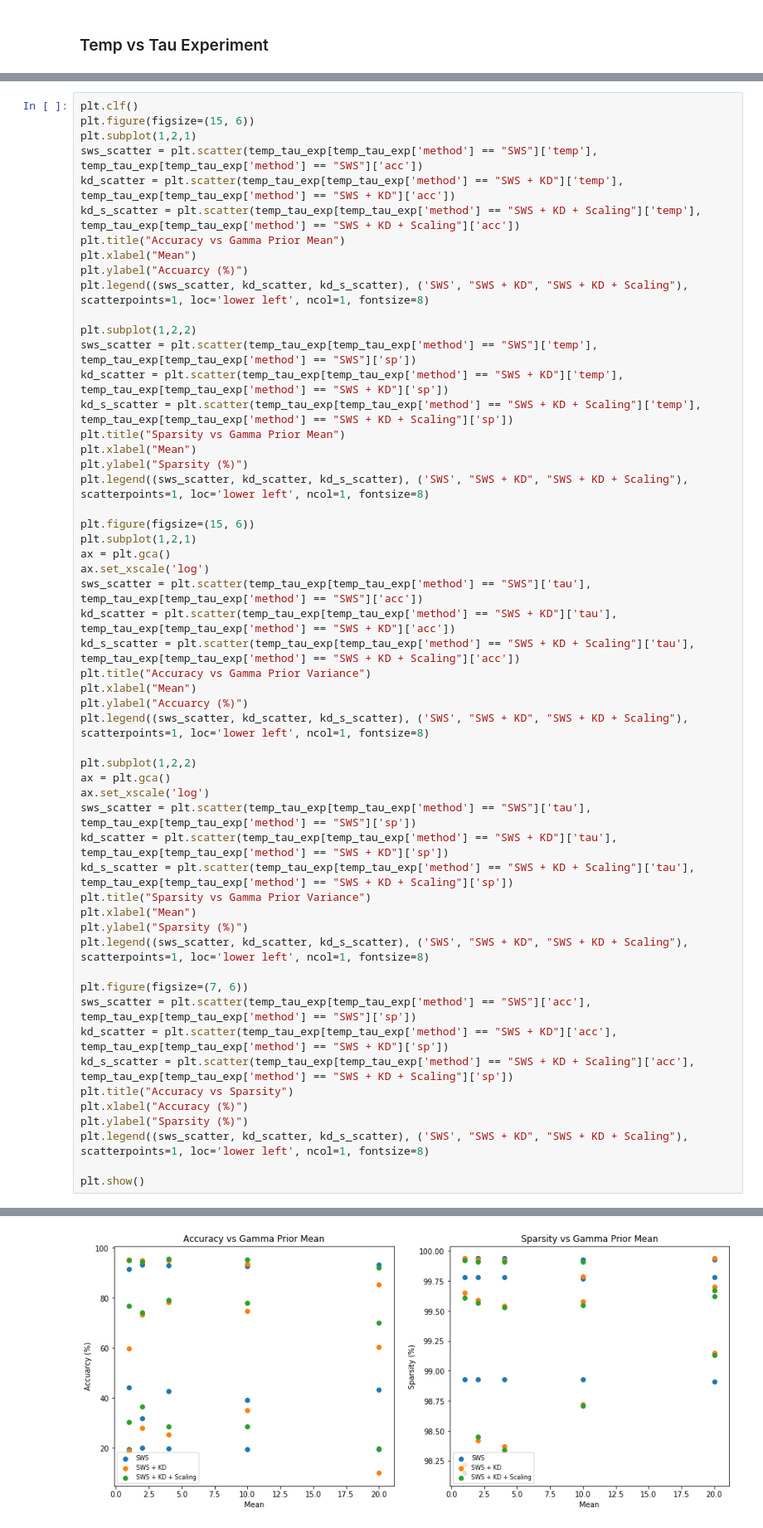
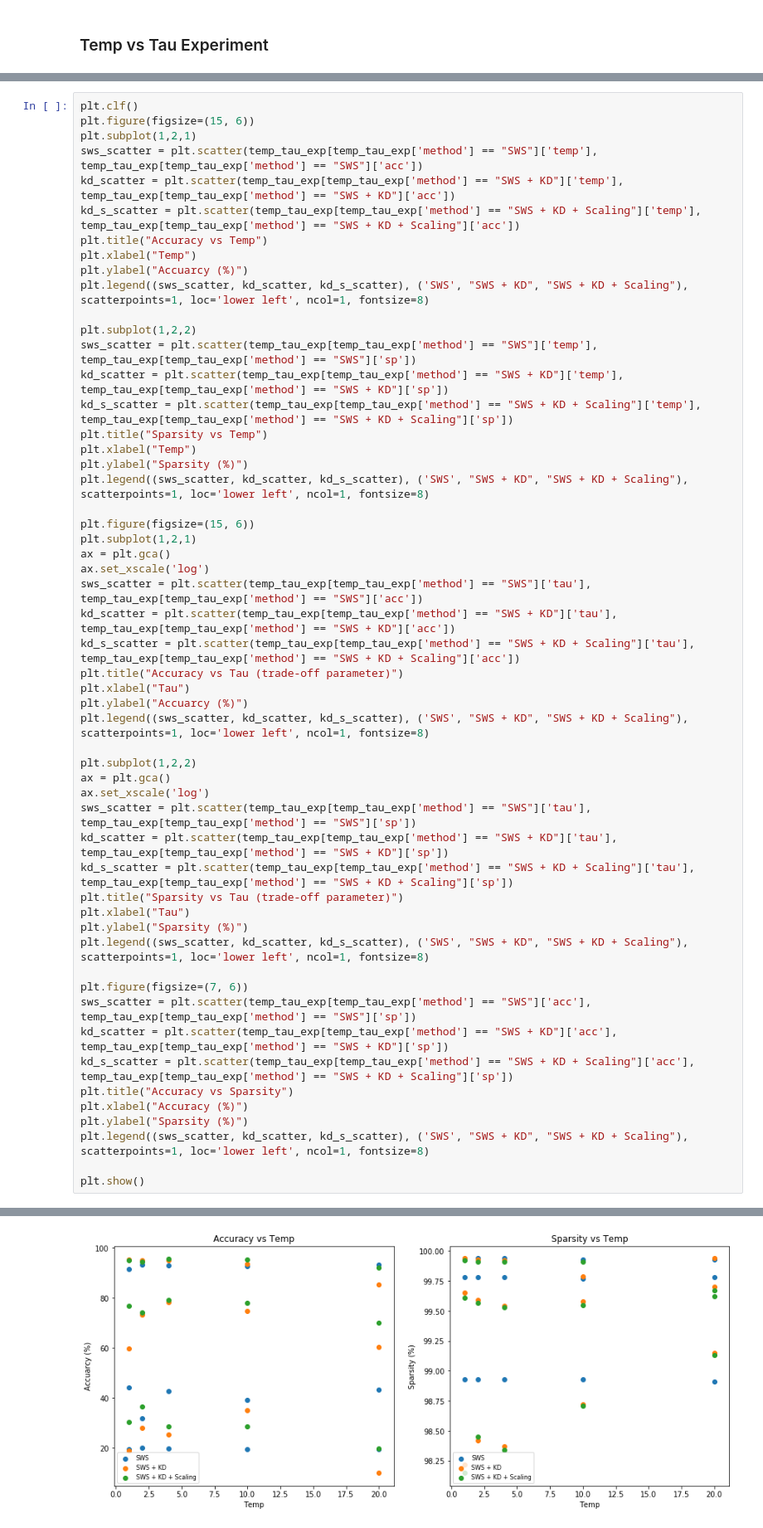
Before and after one commit to okz12/NN_compression, a Jupyter notebook: notebooks/result_visualisation.ipynb, the cells around one changed output, grey strips where cells are left out. Shown at 83% size. Drawn from its saved outputs; the diff is of its cells as text.

```diff
--- a/notebooks/result_visualisation.ipynb
+++ b/notebooks/result_visualisation.ipynb
@@ -212,8 +219,8 @@ plt.subplot(1,2,1)
 sws_scatter = plt.scatter(temp_tau_exp[temp_tau_exp['method'] == "SWS"]['temp'], temp_tau_exp[temp_tau_exp['method'] == "SWS"]['acc'])
 kd_scatter = plt.scatter(temp_tau_exp[temp_tau_exp['method'] == "SWS + KD"]['temp'], temp_tau_exp[temp_tau_exp['method'] == "SWS + KD"]['acc'])
 kd_s_scatter = plt.scatter(temp_tau_exp[temp_tau_exp['method'] == "SWS + KD + Scaling"]['temp'], temp_tau_exp[temp_tau_exp['method'] == "SWS + KD + Scaling"]['acc'])
-plt.title("Accuracy vs Gamma Prior Mean")
-plt.xlabel("Mean")
+plt.title("Accuracy vs Temp")
+plt.xlabel("Temp")
 plt.ylabel("Accuarcy (%)")
 plt.legend((sws_scatter, kd_scatter, kd_s_scatter), ('SWS', "SWS + KD", "SWS + KD + Scaling"), scatterpoints=1, loc='lower left', ncol=1, fontsize=8)
 
@@ -221,8 +228,8 @@ plt.subplot(1,2,2)
 sws_scatter = plt.scatter(temp_tau_exp[temp_tau_exp['method'] == "SWS"]['temp'], temp_tau_exp[temp_tau_exp['method'] == "SWS"]['sp'])
 kd_scatter = plt.scatter(temp_tau_exp[temp_tau_exp['method'] == "SWS + KD"]['temp'], temp_tau_exp[temp_tau_exp['method'] == "SWS + KD"]['sp'])
 kd_s_scatter = plt.scatter(temp_tau_exp[temp_tau_exp['method'] == "SWS + KD + Scaling"]['temp'], temp_tau_exp[temp_tau_exp['method'] == "SWS + KD + Scaling"]['sp'])
-plt.title("Sparsity vs Gamma Prior Mean")
-plt.xlabel("Mean")
+plt.title("Sparsity vs Temp")
+plt.xlabel("Temp")
 plt.ylabel("Sparsity (%)")
 plt.legend((sws_scatter, kd_scatter, kd_s_scatter), ('SWS', "SWS + KD", "SWS + KD + Scaling"), scatterpoints=1, loc='lower left', ncol=1, fontsize=8)
 
@@ -230,35 +237,35 @@ plt.figure(figsize=(15, 6))
 plt.subplot(1,2,1)
 ax = plt.gca()
 ax.set_xscale('log')
 sws_scatter = plt.scatter(temp_tau_exp[temp_tau_exp['method'] == "SWS"]['tau'], temp_tau_exp[temp_tau_exp['method'] == "SWS"]['acc'])
 kd_scatter = plt.scatter(temp_tau_exp[temp_tau_exp['method'] == "SWS + KD"]['tau'], temp_tau_exp[temp_tau_exp['method'] == "SWS + KD"]['acc'])
 kd_s_scatter = plt.scatter(temp_tau_exp[temp_tau_exp['method'] == "SWS + KD + Scaling"]['tau'], temp_tau_exp[temp_tau_exp['method'] == "SWS + KD + Scaling"]['acc'])
-plt.title("Accuracy vs Gamma Prior Variance")
-plt.xlabel("Mean")
+plt.title("Accuracy vs Tau (trade-off parameter)")
+plt.xlabel("Tau")
 plt.ylabel("Accuarcy (%)")
 plt.legend((sws_scatter, kd_scatter, kd_s_scatter), ('SWS', "SWS + KD", "SWS + KD + Scaling"), scatterpoints=1, loc='lower left', ncol=1, fontsize=8)
 
 plt.subplot(1,2,2)
 ax = plt.gca()
 ax.set_xscale('log')
 sws_scatter = plt.scatter(temp_tau_exp[temp_tau_exp['method'] == "SWS"]['tau'], temp_tau_exp[temp_tau_exp['method'] == "SWS"]['sp'])
 kd_scatter = plt.scatter(temp_tau_exp[temp_tau_exp['method'] == "SWS + KD"]['tau'], temp_tau_exp[temp_tau_exp['method'] == "SWS + KD"]['sp'])
 kd_s_scatter = plt.scatter(temp_tau_exp[temp_tau_exp['method'] == "SWS + KD + Scaling"]['tau'], temp_tau_exp[temp_tau_exp['method'] == "SWS + KD + Scaling"]['sp'])
-plt.title("Sparsity vs Gamma Prior Variance")
-plt.xlabel("Mean")
+plt.title("Sparsity vs Tau (trade-off parameter)")
+plt.xlabel("Tau")
 plt.ylabel("Sparsity (%)")
 plt.legend((sws_scatter, kd_scatter, kd_s_scatter), ('SWS', "SWS + KD", "SWS + KD + Scaling"), scatterpoints=1, loc='lower left', ncol=1, fontsize=8)
 
 plt.figure(figsize=(7, 6))
 sws_scatter = plt.scatter(temp_tau_exp[temp_tau_exp['method'] == "SWS"]['acc'], temp_tau_exp[temp_tau_exp['method'] == "SWS"]['sp'])
 kd_scatter = plt.scatter(temp_tau_exp[temp_tau_exp['method'] == "SWS + KD"]['acc'], temp_tau_exp[temp_tau_exp['method'] == "SWS + KD"]['sp'])
 kd_s_scatter = plt.scatter(temp_tau_exp[temp_tau_exp['method'] == "SWS + KD + Scaling"]['acc'], temp_tau_exp[temp_tau_exp['method'] == "SWS + KD + Scaling"]['sp'])
 plt.title("Accuracy vs Sparsity")
 plt.xlabel("Accuracy (%)")
 plt.ylabel("Sparsity (%)")
 plt.legend((sws_scatter, kd_scatter, kd_s_scatter), ('SWS', "SWS + KD", "SWS + KD + Scaling"), scatterpoints=1, loc='lower left', ncol=1, fontsize=8)
 
 plt.show()
 # %% [output]
 <matplotlib.figure.Figure at 0x...>
-[figure, old version]
+[figure, new version]
```
Also changed, not shown: parts of 5 cells of this notebook, 3 other files.
